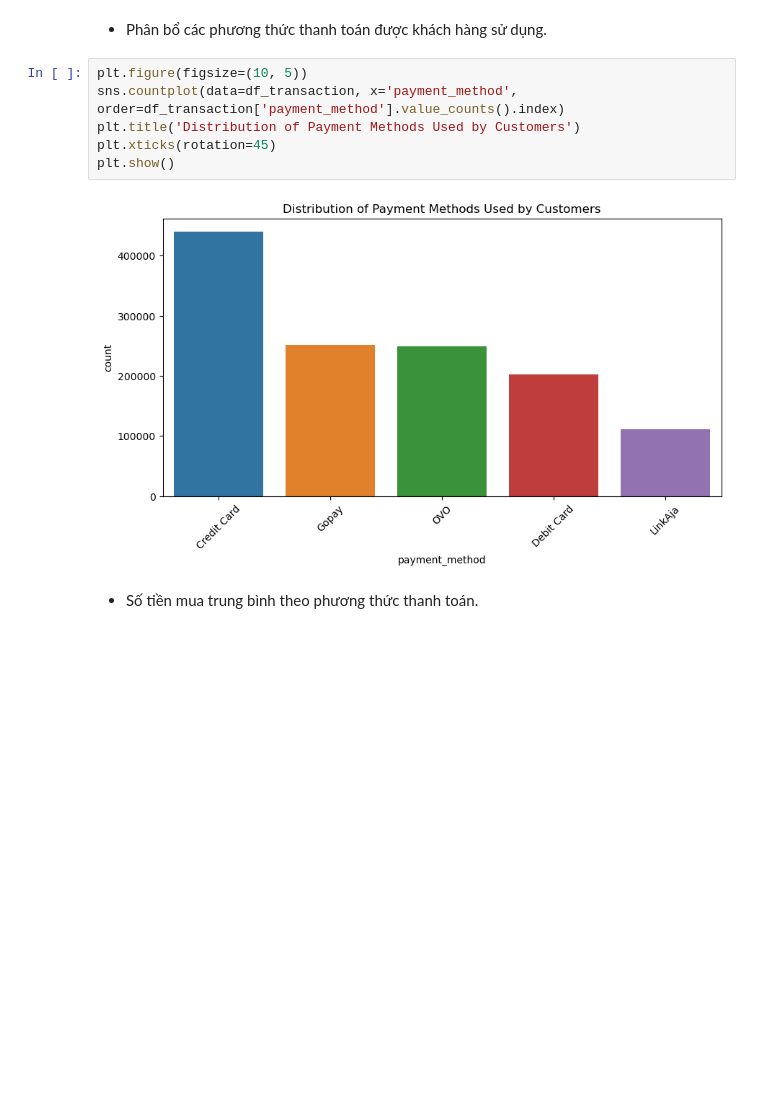
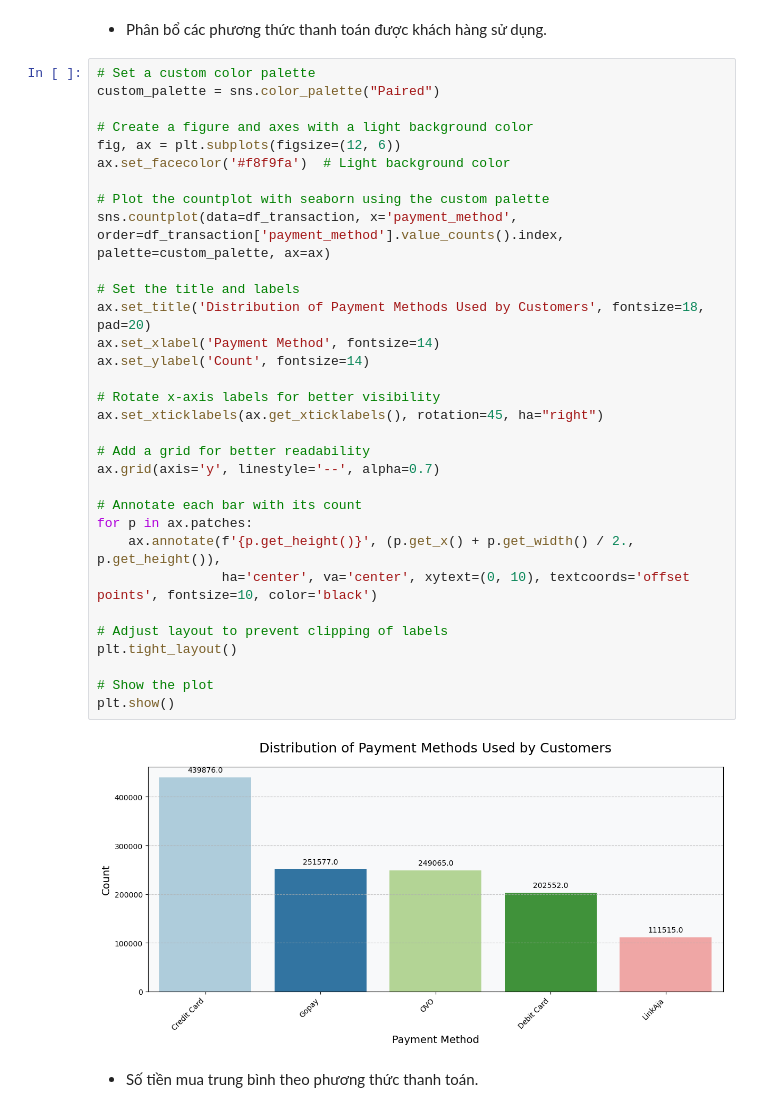
Before and after one commit to thanhanphan17/fashion-campus-dataset-analysis, a Jupyter notebook: [02]-Exploring-and-Preprocessing-Data.ipynb, the cells around one changed output. Saved outputs shown, nothing was run; the diff lists cells and outputs as text; blank space fills up the shorter version.

```diff
--- a/[02]-Exploring-and-Preprocessing-Data.ipynb
+++ b/[02]-Exploring-and-Preprocessing-Data.ipynb
@@ -740,13 +763,39 @@ Chúng ta có thể thấy rằng:
 # %% [markdown]
 - Phân bổ các phương thức thanh toán được khách hàng sử dụng.
 # %%
-plt.figure(figsize=(10, 5))
-sns.countplot(data=df_transaction, x='payment_method', order=df_transaction['payment_method'].value_counts().index)
-plt.title('Distribution of Payment Methods Used by Customers')
-plt.xticks(rotation=45)
+# Set a custom color palette
+custom_palette = sns.color_palette("Paired")
+
+# Create a figure and axes with a light background color
+fig, ax = plt.subplots(figsize=(12, 6))
+ax.set_facecolor('#f8f9fa')  # Light background color
+
+# Plot the countplot with seaborn using the custom palette
+sns.countplot(data=df_transaction, x='payment_method', order=df_transaction['payment_method'].value_counts().index, palette=custom_palette, ax=ax)
+
+# Set the title and labels
+ax.set_title('Distribution of Payment Methods Used by Customers', fontsize=18, pad=20)
+ax.set_xlabel('Payment Method', fontsize=14)
+ax.set_ylabel('Count', fontsize=14)
+
+# Rotate x-axis labels for better visibility
+ax.set_xticklabels(ax.get_xticklabels(), rotation=45, ha="right")
+
+# Add a grid for better readability
+ax.grid(axis='y', linestyle='--', alpha=0.7)
+
+# Annotate each bar with its count
+for p in ax.patches:
+    ax.annotate(f'{p.get_height()}', (p.get_x() + p.get_width() / 2., p.get_height()),
+                ha='center', va='center', xytext=(0, 10), textcoords='offset points', fontsize=10, color='black')
+
+# Adjust layout to prevent clipping of labels
+plt.tight_layout()
+
+# Show the plot
 plt.show()
 # %% [output]
-[figure, old version]
+[figure, new version]
 # %% [markdown]
 - Số tiền mua trung bình theo phương thức thanh toán.
 # %%
```
Also changed, not shown: parts of 4 cells of this notebook.
